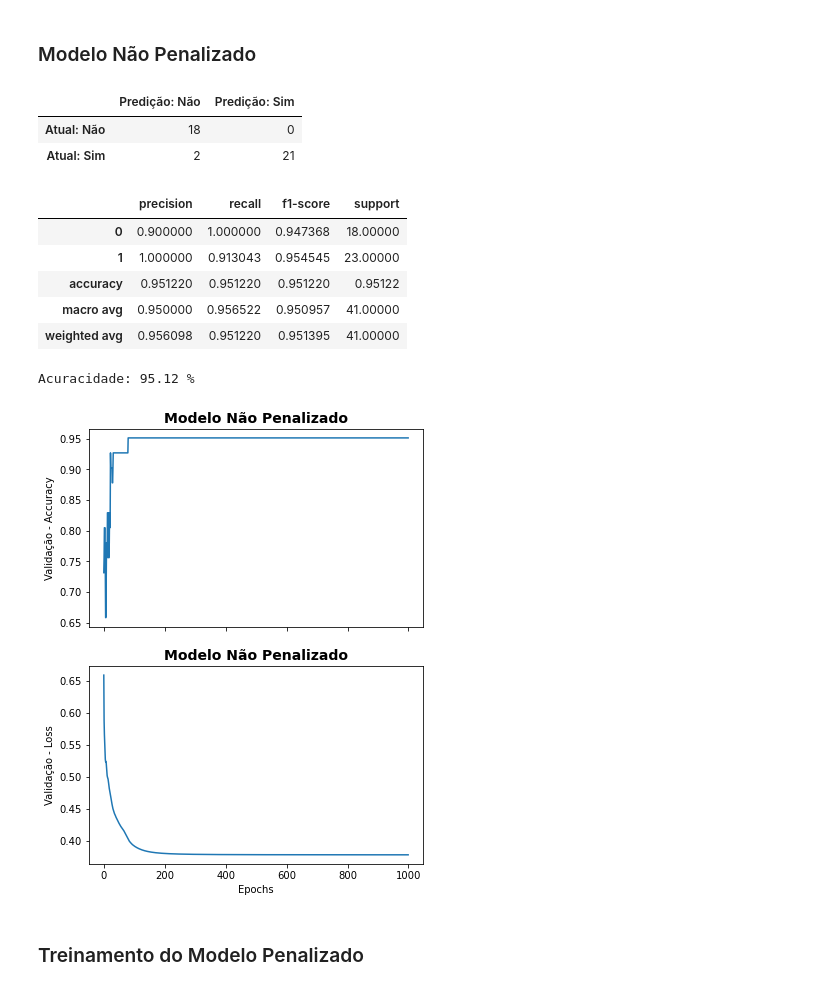
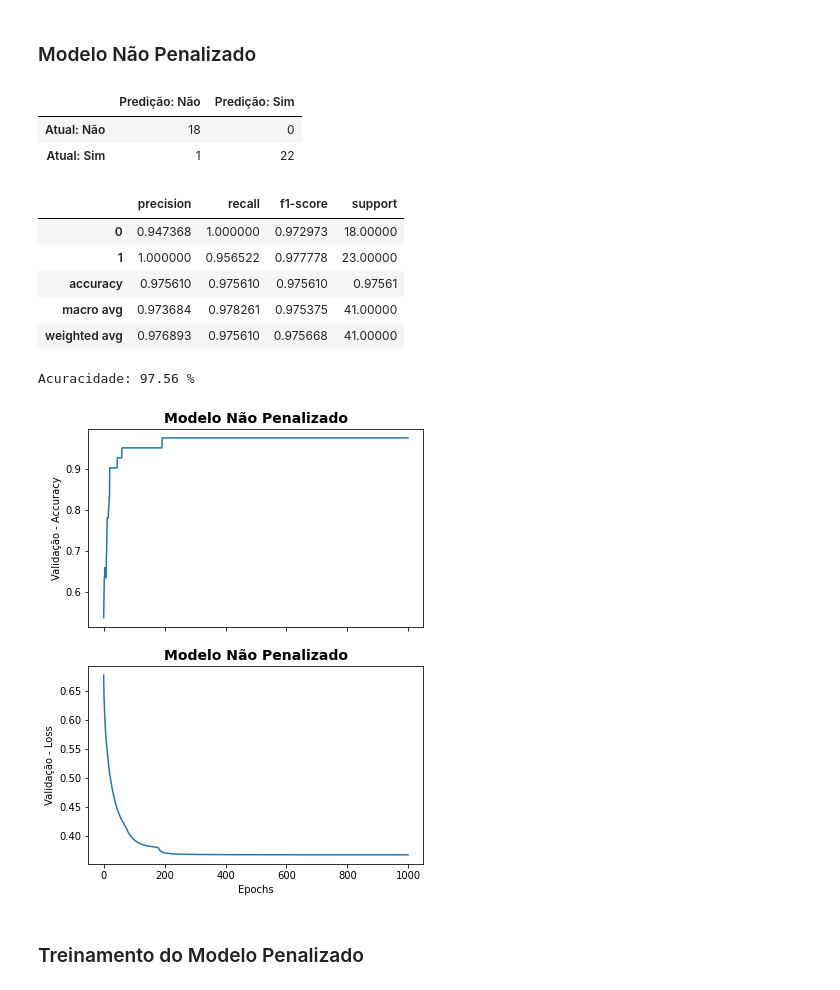
Before and after one commit to willianpina/Deep_Learning_Estudos, a Jupyter notebook: Trilha_6_Peso_3_Exercício_Pytorch.ipynb, the cells around one changed output. Saved outputs shown, nothing was run; the diff lists cells and outputs as text; code cells hidden in the pictures.

```diff
--- a/Trilha_6_Peso_3_Exercício_Pytorch.ipynb
+++ b/Trilha_6_Peso_3_Exercício_Pytorch.ipynb
@@ -22,7 +21,8 @@ columns = ['CLASS', 'AGE', 'SEX', 'STEROID', 'ANTIVIRALS', 'FATIGUE', 'MALAISE',
           'ANOREXIA', 'LIVER BIG', 'LIVER FIRM', 'SPLEEN PALPABLE', 'SPIDERS',
           'ASCITES','VARICES', 'BILIRUBIN', 'ALK_PHOSPHATE', 'SGOT', 'ALBUMIN', ' PROTOTIPE',
           'HISTOLOGY']
-dados = pd.read_csv('hepatitis.data', header=None)
+url = 'https://archive.ics.uci.edu/ml/machine-learning-databases/hepatitis/hepatitis.data'
+dados = pd.read_csv(url, header=None)
 dados.columns=columns
 
 # Tratando os dados
@@ -80,6 +80,8 @@ dados_resample['CLASS'].value_counts().plot(kind='bar')
 plt.show()
 # %% [output]
 [figure]
+# %%
+y_resample = pd.get_dummies(y_resample)
 # %% [markdown]
 ### Funções de Plotagem e Avaliação de Modelos
 # %%
@@ -126,7 +128,7 @@ class Model(nn.Module):
 ### Modelo Não Penalizado
 # %%
 X_train, X_test, y_train, y_test = train_test_split(X_resample, y_resample, test_size=0.3,
-                                                   random_state=123)
+                                                    random_state=123)
 # Incialização
 model = Model(X_train.shape[1])
 optimizer = torch.optim.Adam(model.parameters(), lr = 0.001)
@@ -134,10 +136,10 @@ loss_fn = nn.CrossEntropyLoss()
 
 # Transformação de Variáveis
 X_train = Variable(torch.from_numpy(X_train.to_numpy())).float()
-y_train = Variable(torch.from_numpy(y_train.to_numpy())).long()
+y_train = Variable(torch.from_numpy(y_train.to_numpy())).float()
 
 X_test = Variable(torch.from_numpy(X_test.to_numpy())).float()
-y_test = Variable(torch.from_numpy(y_test.to_numpy())).long()
+y_test = Variable(torch.from_numpy(y_test.to_numpy())).float()
 
 # Treinando o Modelo
 import tqdm
@@ -153,42 +155,45 @@ for epoch in tqdm.trange(EPOCHS):
     # Calcular o erro
     loss = loss_fn(y_pred, y_train)
     loss_list[epoch] = loss.item()
 
     # Inicializar os Gradientes do Otimizador
     optimizer.zero_grad()
 
     # Recupera Gradientes
     loss.backward()
 
     # Atualiza parametros da rede com base nos gradientes
     optimizer.step()
 
     with torch.no_grad():
         y_pred = model(X_test)
-        correct = (torch.argmax(y_pred, dim=1) == y_test).type(torch.FloatTensor)
+        correct = (torch.argmax(y_pred, dim=1) == torch.argmax(y_test,dim=1)).type(torch.FloatTensor)
         accuracy_list[epoch] = correct.mean()
+
+
 
 # Realizando a Predição do Modelo sem Penalização
 y_pred = model(X_test)
 y_pred = np.argmax(y_pred.detach().numpy(), axis=1)
+y_test = np.argmax(y_test.numpy(),axis=1)
 
 # Imprimindo os Resultados
 print_results(y_test,y_pred)
 
 # Avaliando o Modelo
 plot_history(loss_list, accuracy_list, 'Modelo Não Penalizado')
 # %% [output]
 |  | Predição: Não | Predição: Sim |
 | Atual: Não | 18 | 0 |
-| Atual: Sim | 2 | 21 |
+| Atual: Sim | 1 | 22 |
 |  | precision | recall | f1-score | support |
-| 0 | 0.900000 | 1.000000 | 0.947368 | 18.00000 |
-| 1 | 1.000000 | 0.913043 | 0.954545 | 23.00000 |
-| accuracy | 0.951220 | 0.951220 | 0.951220 | 0.95122 |
-| macro avg | 0.950000 | 0.956522 | 0.950957 | 41.00000 |
-| weighted avg | 0.956098 | 0.951220 | 0.951395 | 41.00000 |
+| 0 | 0.947368 | 1.000000 | 0.972973 | 18.00000 |
+| 1 | 1.000000 | 0.956522 | 0.977778 | 23.00000 |
+| accuracy | 0.975610 | 0.975610 | 0.975610 | 0.97561 |
+| macro avg | 0.973684 | 0.978261 | 0.975375 | 41.00000 |
+| weighted avg | 0.976893 | 0.975610 | 0.975668 | 41.00000 |
-Acuracidade: 95.12 %
+Acuracidade: 97.56 %
-[figure, old version]
+[figure, new version]
 # %% [markdown]
 ### Treinamento do Modelo Penalizado
 # %%
```
Also changed, not shown: parts of 2 cells of this notebook.
